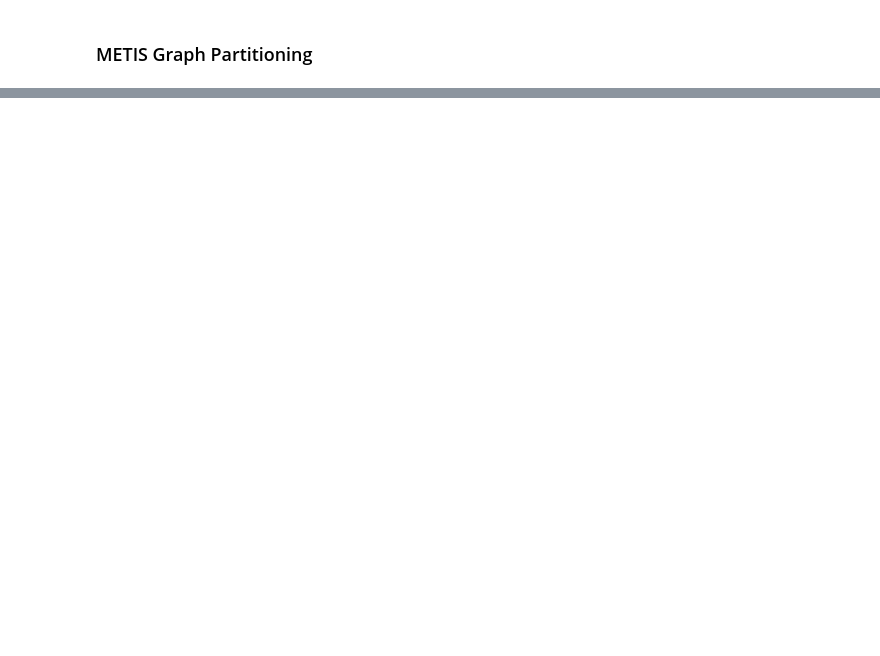
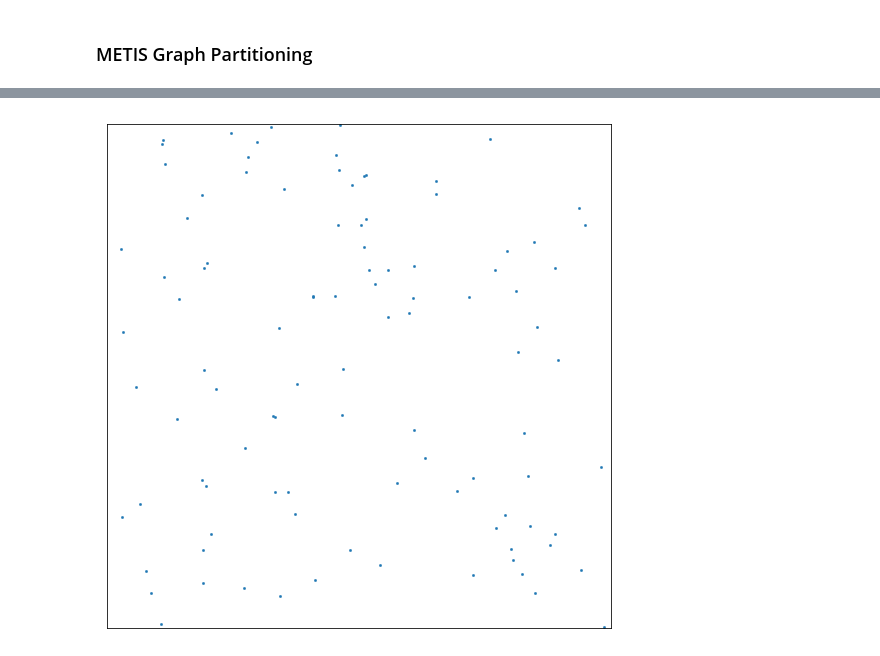
Before and after one commit to xetqL/py-lb-nbody-example-generator, a Jupyter notebook: nbody-example-generator-notebook.ipynb, the cells around one changed output, grey strips where cells are left out. Saved outputs shown, nothing was run; the diff lists cells and outputs as text; code cells hidden in the pictures; blank space fills up the shorter version.

```diff
--- a/nbody-example-generator-notebook.ipynb
+++ b/nbody-example-generator-notebook.ipynb
@@ -480,0 +565,19 @@ Are you sure you want to overwrite /backup/images/example_graph_part_metis_color
+# %%
+import itertools
+import numpy as np
+import timeit
+
+nbpart = 100
+
+px = [np.random.uniform(0.0, 3.0) for _ in range(nbpart)]
+py = [np.random.uniform(0.0, 3.0) for _ in range(nbpart)]
+v = [np.random.uniform(-1.0, 1.0) for _ in range(nbpart*2)]
+a = [np.random.uniform(-1.0, 1.0) for _ in range(nbpart*2)]
+
+x = list(itertools.chain.from_iterable(zip(px,py)))
+
+%timeit -n 1000 leapfrog1(10**-4, x, v, a)
+
+%timeit -n 1000 apply_reflect(x, v, a, 2.9999999)
+
+%timeit -n 1000 compute_forces(x, a, G=0.0, eps=1.0, sig=10**-2)
@@ -480,0 +591,78 @@ Are you sure you want to overwrite /backup/images/example_graph_part_metis_color
+# %%
+%matplotlib inline
+import matplotlib.pyplot as plt
+import numpy as np
+from matplotlib.animation import FuncAnimation
+import itertools
+from matplotlib import rc
+from IPython.display import HTML
+plt.rcParams['animation.ffmpeg_path'] = u'/usr/bin/ffmpeg'
+import timeit
+
+nbpart = 100
+def merge(x,y):
+    i = 0
+    ret = []
+    while i < len(x):
+        ret.append(x[i])
+        ret.append(y[i])
+        i = i + 1
+    return ret
+
+@jit
+def split_coordinates(x):
+    px = []
+    py = []
+    for i in range(len(x)):
+        if (i % 2) == 0:
+            px.append(x[i])
+        else:
+            py.append(x[i])
+
+    return (px,py)
+
+px = []
+py = []
+while len(px) < nbpart:
+    x = np.random.uniform(0.0, 3.0)
+    y = np.random.uniform(0.0, 3.0)
+    dlist = map(lambda p: (p[0]-x)**2 + (p[1]-y)**2, zip(px,py))
+    if len(filter(lambda distance: distance < (10**-2)**2, dlist)) > 1:
+        continue
+    else:
+        px.append(x)
+        py.append(y)
+
+v = [np.random.uniform(0.0, 0.1) for _ in range(nbpart*2)]
+a = [np.random.uniform(0.0, 9.81) for _ in range(nbpart*2)]
+x = list(itertools.chain.from_iterable(zip(px,py)))
+
+fig = plt.figure(figsize=(7, 7))
+ax = fig.add_axes([0, 0, 1, 1], frameon=True)
+ax.set_xlim(0, 3), ax.set_xticks([])
+ax.set_ylim(0, 3), ax.set_yticks([])
+
+scat = ax.scatter(px, py, s=5, lw=0.5)
+
+leapfrog1(10**-4.0, x, v, a)
+
+apply_reflect(x, v, a, 2.9999999)
+
+compute_forces(x, a, G=0.0, eps=1.0, sig=10**-2)
+
+leapfrog2(10**-4.0, v, a)
+
+def update(frame_number):
+    for _ in range(100):
+        leapfrog1(10**(-4.0), x, v, a)
+        apply_reflect(x, v, a, 2.9999999)
+        compute_forces(x, a, G=0.0, eps=1.0, sig=10**-2)
+        leapfrog2(10**(-4.0), v, a)
+        px, py = split_coordinates(x)
+
+    scat.set_offsets( zip(px,py) )
+
+animation = FuncAnimation(fig, update, interval=5, frames=9000)
+rc('animation', html='html5')
+animation
+# %% [output]
@@ -480,0 +670 @@ Are you sure you want to overwrite /backup/images/example_graph_part_metis_color
+[figure, added]
```
Also changed, not shown: parts of 15 cells of this notebook, 1 other file.
